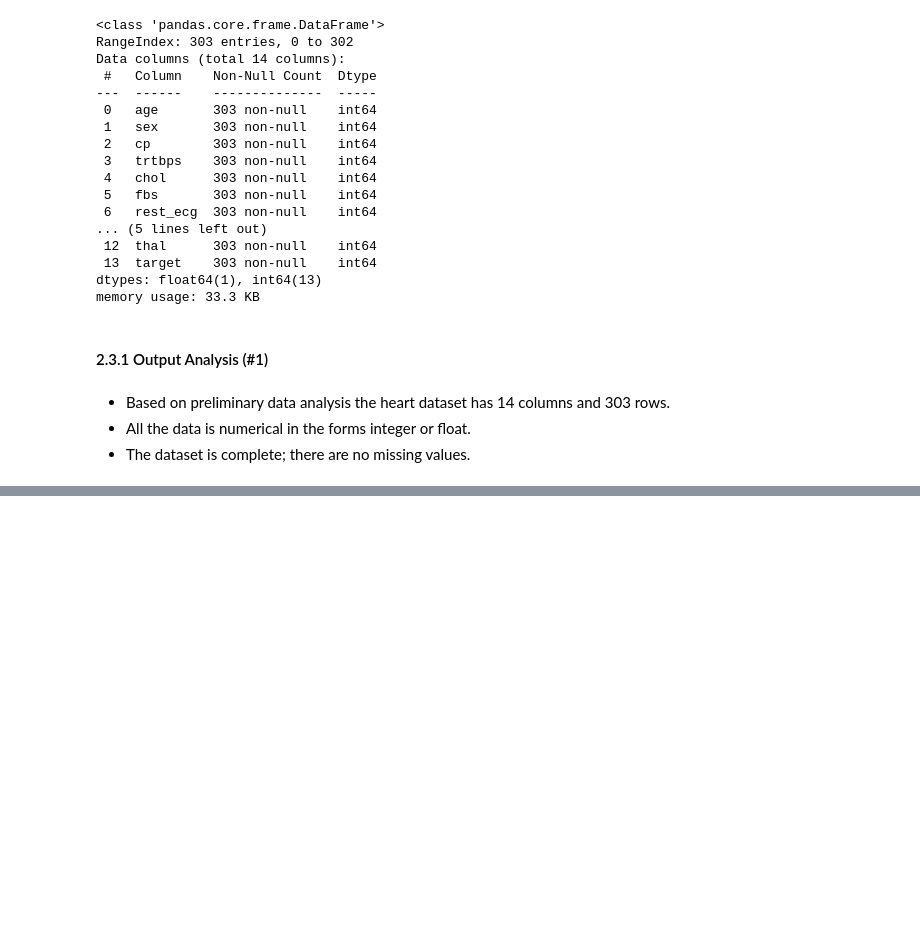
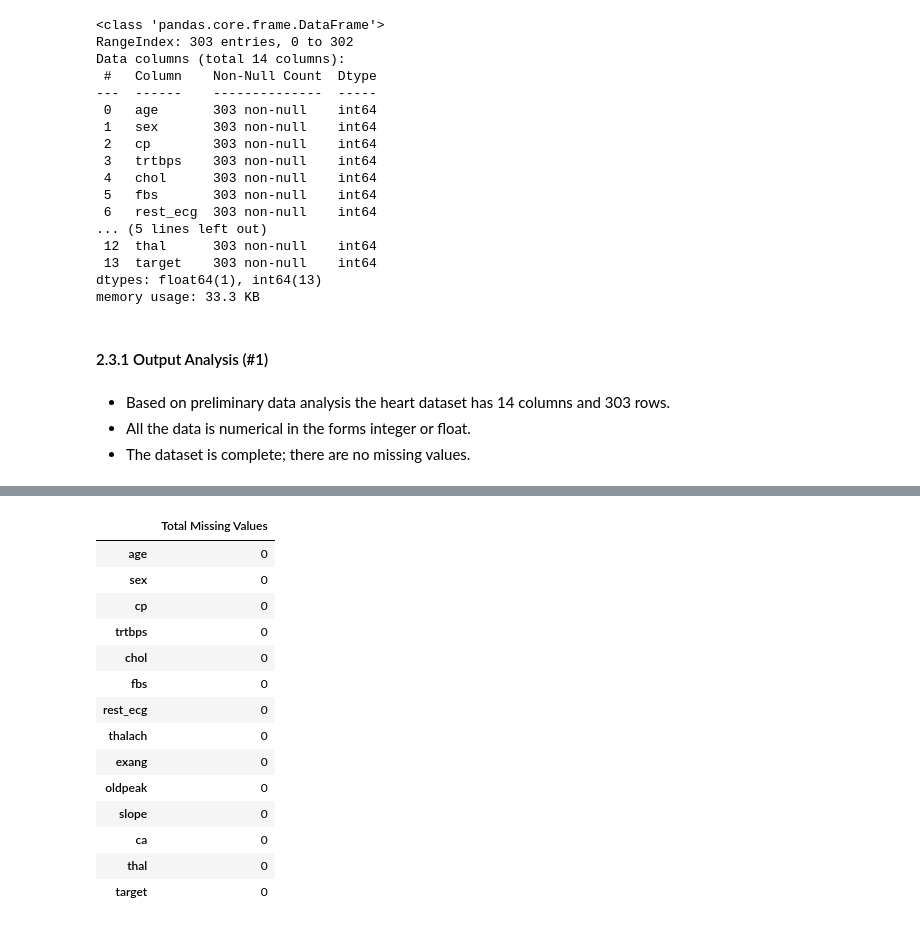
Before and after one commit to mmitch1/Heart.Prediction, a Jupyter notebook: Heart-Attack-Prediction.ipynb, the cells around one changed output, grey strips where cells are left out. Cells and saved outputs as stored; diff of their text form; code cells hidden in the pictures; blank space fills up the shorter version.

```diff
--- a/Heart-Attack-Prediction.ipynb
+++ b/Heart-Attack-Prediction.ipynb
@@ -197,0 +220,23 @@ memory usage: 33.3 KB
+# %%
+isnull_value = []
+for column in data_heart.columns:
+    value = data_heart[column].isnull().sum()
+    isnull_value.append(value)
+
+pd.DataFrame(isnull_value, index = data_heart.columns, columns = ["Total Missing Values"])
+# %% [output]
+|  | Total Missing Values |
+| age | 0 |
+| sex | 0 |
+| cp | 0 |
+| trtbps | 0 |
+| chol | 0 |
+| fbs | 0 |
+| rest_ecg | 0 |
+| thalach | 0 |
+| exang | 0 |
+| oldpeak | 0 |
+| slope | 0 |
+| ca | 0 |
+| thal | 0 |
+| target | 0 |
```
Also changed, not shown: parts of 5 cells of this notebook.
